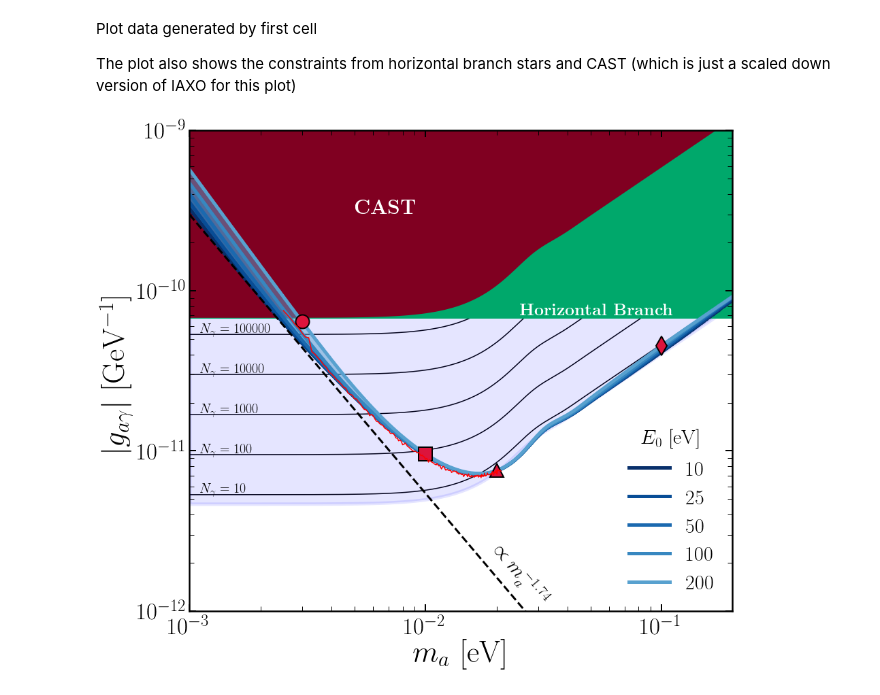
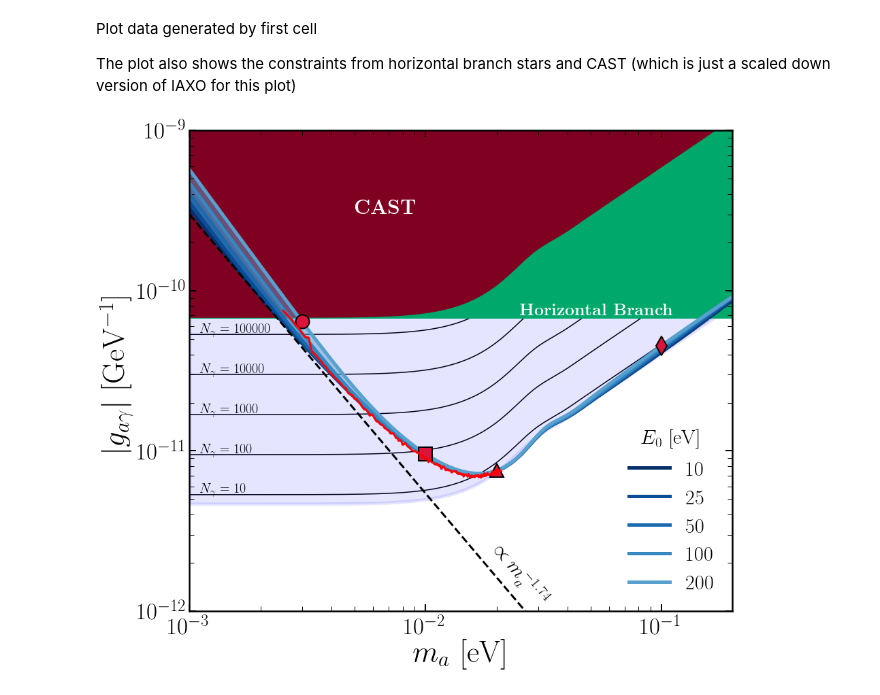
Before and after one commit to cajohare/IAXOmass, a Jupyter notebook: code/plot_MassDiscovery_Photon.ipynb, the cells around one changed output. Saved outputs shown, nothing was run; the diff lists cells and outputs as text; code cells hidden in the pictures.

```diff
--- a/code/plot_MassDiscovery_Photon.ipynb
+++ b/code/plot_MassDiscovery_Photon.ipynb
@@ -109,32 +109,32 @@ markerz = ['o','s','^','d']
 for i in range(0,size(mp)):
     plt.plot(mp[i],DLp[i],markerz[i],color='Crimson',markersize=20,markeredgecolor='k',markeredgewidth=2)
 
 # Load in MC data
 dat = loadtxt('../my_data/MonteCarlo/Graph_gagg_res010_threshold100_eff.txt')
-plt.loglog(dat[:,0],dat[:,1],'r-',linewidth=1.5)
+plt.loglog(dat[:,0],dat[:,1],'r-',linewidth=3)
 
 # Style
 plt.xlim([m_DL_vals[0],m_DL_vals[-1]])
 plt.ylim([ymin,ymax])
 plt.xticks(fontsize=35)
 plt.yticks(fontsize=35)
 ax.tick_params(which='major',direction='in',width=2,length=10,right=True,top=True)
 ax.tick_params(which='minor',direction='in',width=1,length=7,right=True,top=True)
 ax.tick_params(axis='x', which='major', pad=10)
 plt.xlabel(r"$m_a$ [eV]",fontsize=45)
 plt.ylabel(r"$|g_{a\gamma}|$ [GeV$^{-1}$]",fontsize=45)
 
 # Legend
 leg = plt.legend(fontsize=30,frameon=False,title=r'$E_0$ [eV]',loc="lower right")
 plt.setp(leg.get_title(),fontsize=30)
 
 # Show and save
 plt.show()
 fig.savefig('../plots/MassDiscoveryLimit_Photon.pdf',bbox_inches='tight')
 fig.savefig('../plots/plots_png/MassDiscoveryLimit_Photon.png',bbox_inches='tight') # Save for preview in README
 fig.savefig('MassDiscoveryLimit_Photon.pdf',bbox_inches='tight')
 
 # Save data for other plots
 savetxt("../my_data/MassDiscoveryLimit_Photon.txt",vstack((m_DL_vals,DL)))
 # %% [output]
-[figure, old version]
+[figure, new version]
```
Also changed, not shown: 7 other files.
